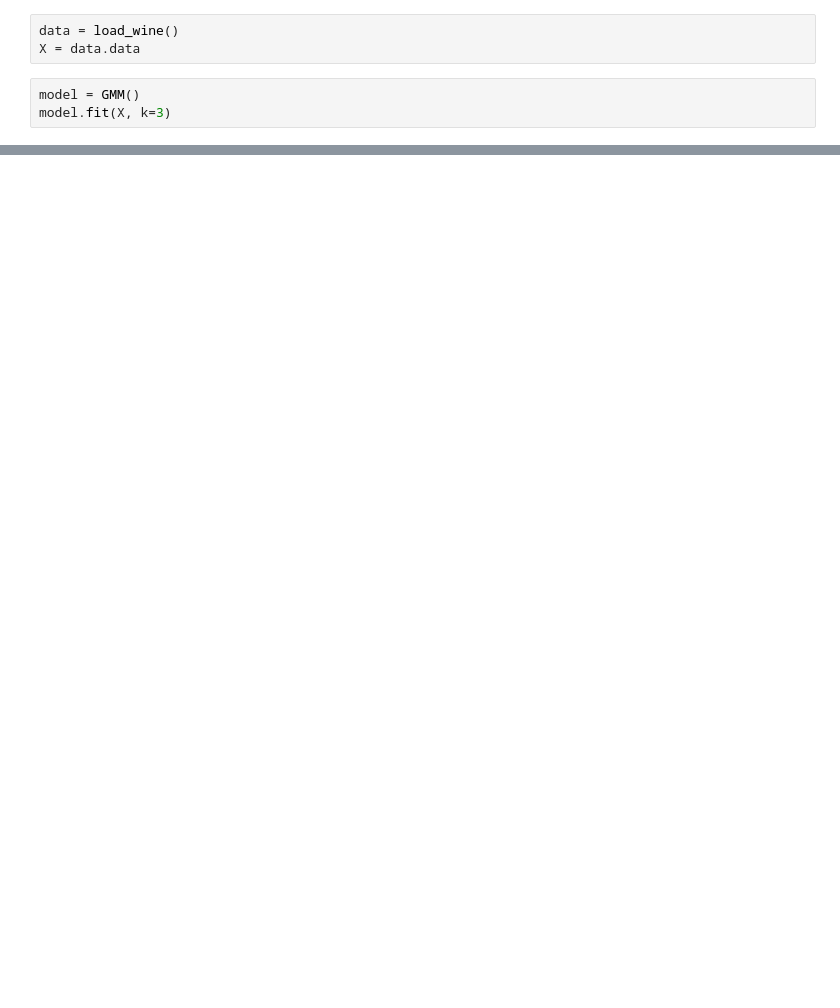
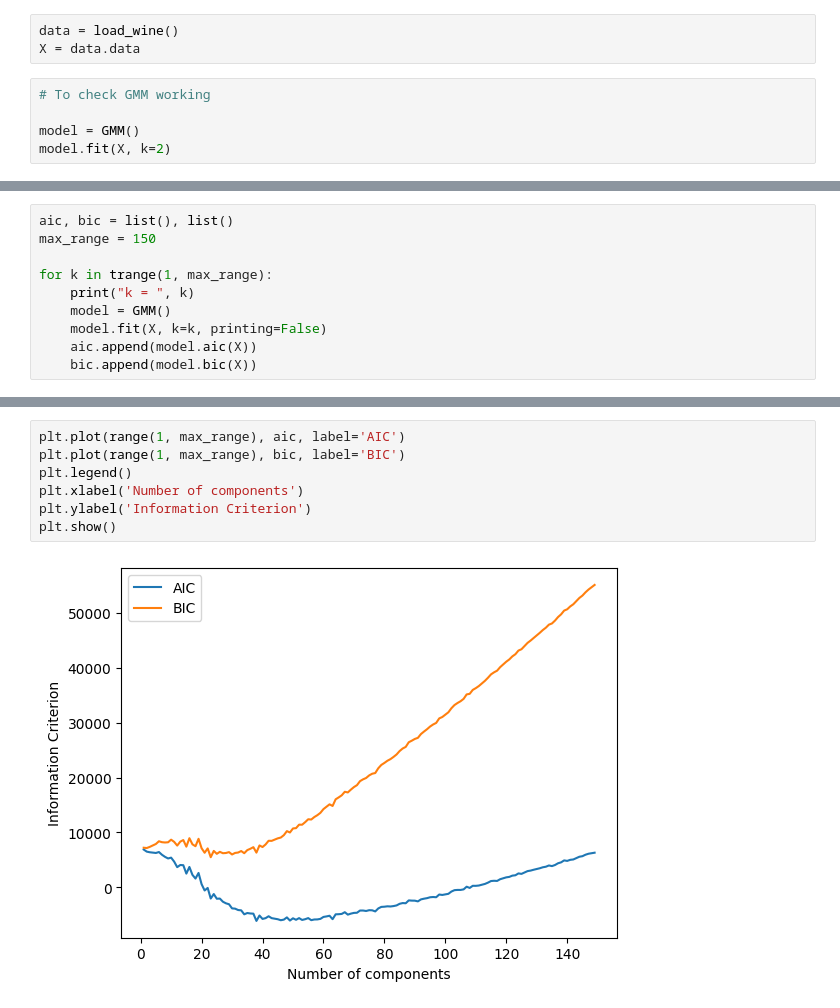
Before and after one commit to bhavberi/SMAI-Monsoon-23-24, a Jupyter notebook: 2021111013_assignment_2/P2.ipynb, the cells around one changed output, grey strips where cells are left out. Cells and saved outputs as stored; diff of their text form; blank space fills up the shorter version.

```diff
--- a/2021111013_assignment_2/P2.ipynb
+++ b/2021111013_assignment_2/P2.ipynb
@@ -161,6 +221,8 @@ plt.show()
 data = load_wine()
 X = data.data
 # %%
+# To check GMM working
+
 model = GMM()
-model.fit(X, k=3)
+model.fit(X, k=2)
 # %% [output]
@@ -183,0 +246,10 @@ Log-likelihood:  -4591.809254868103
+# %%
+aic, bic = list(), list()
+max_range = 150
+
+for k in trange(1, max_range):
+    print("k = ", k)
+    model = GMM()
+    model.fit(X, k=k, printing=False)
+    aic.append(model.aic(X))
+    bic.append(model.bic(X))
@@ -183,0 +436,9 @@ Log-likelihood:  -4591.809254868103
+# %%
+plt.plot(range(1, max_range), aic, label='AIC')
+plt.plot(range(1, max_range), bic, label='BIC')
+plt.legend()
+plt.xlabel('Number of components')
+plt.ylabel('Information Criterion')
+plt.show()
+# %% [output]
+[figure, added]
```
Also changed, not shown: parts of 16 cells of this notebook.
